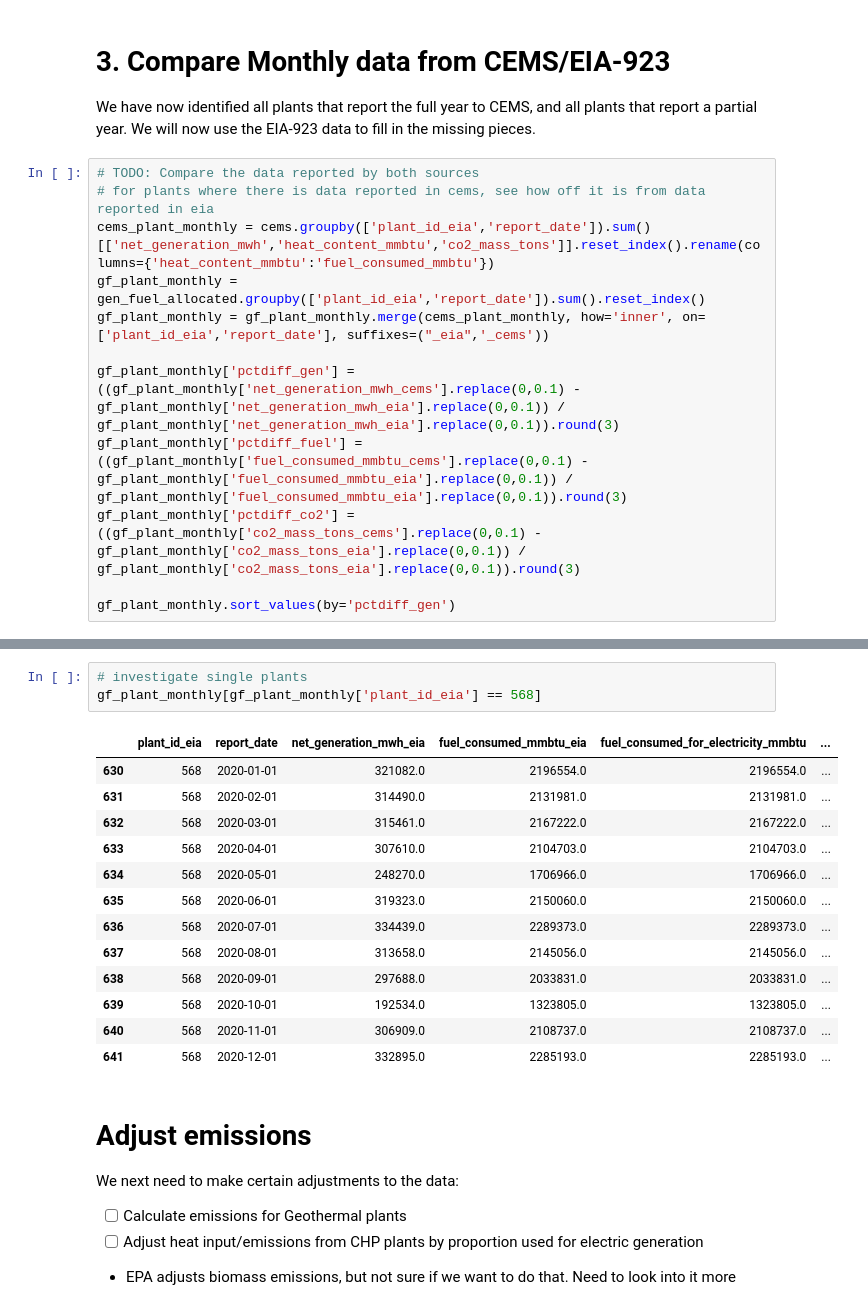
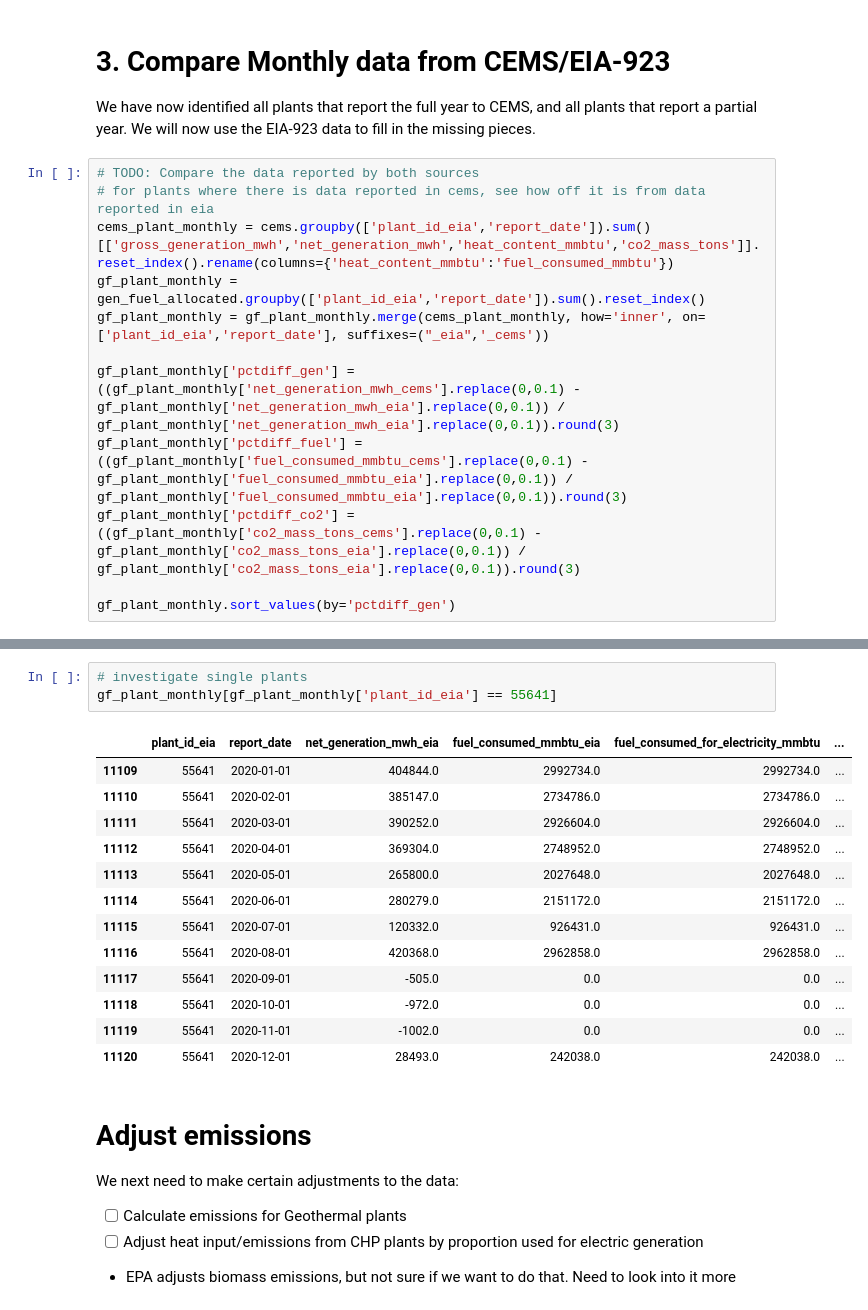
Before and after one commit to singularity-energy/open-grid-emissions, a Jupyter notebook: notebooks/data_pipeline.ipynb, the cells around one changed output, grey strips where cells are left out. Drawn from its saved outputs; the diff is of its cells as text.

Commit message:
net generation cleaning

```diff
--- a/notebooks/data_pipeline.ipynb
+++ b/notebooks/data_pipeline.ipynb
@@ -244,7 +295,7 @@ We have now identified all plants that report the full year to CEMS, and all pla
 # %%
 # TODO: Compare the data reported by both sources
 # for plants where there is data reported in cems, see how off it is from data reported in eia
-cems_plant_monthly = cems.groupby(['plant_id_eia','report_date']).sum()[['net_generation_mwh','heat_content_mmbtu','co2_mass_tons']].reset_index().rename(columns={'heat_content_mmbtu':'fuel_consumed_mmbtu'})
+cems_plant_monthly = cems.groupby(['plant_id_eia','report_date']).sum()[['gross_generation_mwh','net_generation_mwh','heat_content_mmbtu','co2_mass_tons']].reset_index().rename(columns={'heat_content_mmbtu':'fuel_consumed_mmbtu'})
 gf_plant_monthly = gen_fuel_allocated.groupby(['plant_id_eia','report_date']).sum().reset_index()
 gf_plant_monthly = gf_plant_monthly.merge(cems_plant_monthly, how='inner', on=['plant_id_eia','report_date'], suffixes=("_eia",'_cems'))
 
@@ -270,20 +321,20 @@ gf_plant_monthly.sort_values(by='pctdiff_gen')
 # %%
 # investigate single plants
-gf_plant_monthly[gf_plant_monthly['plant_id_eia'] == 568]
+gf_plant_monthly[gf_plant_monthly['plant_id_eia'] == 55641]
 # %% [output]
 |  | plant_id_eia | report_date | net_generation_mwh_eia | fuel_consumed_mmbtu_eia | fuel_consumed_for_electricity_mmbtu | ... |
-| 630 | 568 | 2020-01-01 | 321082.0 | 2196554.0 | 2196554.0 | ... |
-| 631 | 568 | 2020-02-01 | 314490.0 | 2131981.0 | 2131981.0 | ... |
-| 632 | 568 | 2020-03-01 | 315461.0 | 2167222.0 | 2167222.0 | ... |
-| 633 | 568 | 2020-04-01 | 307610.0 | 2104703.0 | 2104703.0 | ... |
-| 634 | 568 | 2020-05-01 | 248270.0 | 1706966.0 | 1706966.0 | ... |
-| 635 | 568 | 2020-06-01 | 319323.0 | 2150060.0 | 2150060.0 | ... |
-| 636 | 568 | 2020-07-01 | 334439.0 | 2289373.0 | 2289373.0 | ... |
-| 637 | 568 | 2020-08-01 | 313658.0 | 2145056.0 | 2145056.0 | ... |
-| 638 | 568 | 2020-09-01 | 297688.0 | 2033831.0 | 2033831.0 | ... |
-| 639 | 568 | 2020-10-01 | 192534.0 | 1323805.0 | 1323805.0 | ... |
-| 640 | 568 | 2020-11-01 | 306909.0 | 2108737.0 | 2108737.0 | ... |
-| 641 | 568 | 2020-12-01 | 332895.0 | 2285193.0 | 2285193.0 | ... |
+| 11109 | 55641 | 2020-01-01 | 404844.0 | 2992734.0 | 2992734.0 | ... |
+| 11110 | 55641 | 2020-02-01 | 385147.0 | 2734786.0 | 2734786.0 | ... |
+| 11111 | 55641 | 2020-03-01 | 390252.0 | 2926604.0 | 2926604.0 | ... |
+| 11112 | 55641 | 2020-04-01 | 369304.0 | 2748952.0 | 2748952.0 | ... |
+| 11113 | 55641 | 2020-05-01 | 265800.0 | 2027648.0 | 2027648.0 | ... |
+| 11114 | 55641 | 2020-06-01 | 280279.0 | 2151172.0 | 2151172.0 | ... |
+| 11115 | 55641 | 2020-07-01 | 120332.0 | 926431.0 | 926431.0 | ... |
+| 11116 | 55641 | 2020-08-01 | 420368.0 | 2962858.0 | 2962858.0 | ... |
+| 11117 | 55641 | 2020-09-01 | -505.0 | 0.0 | 0.0 | ... |
+| 11118 | 55641 | 2020-10-01 | -972.0 | 0.0 | 0.0 | ... |
+| 11119 | 55641 | 2020-11-01 | -1002.0 | 0.0 | 0.0 | ... |
+| 11120 | 55641 | 2020-12-01 | 28493.0 | 242038.0 | 242038.0 | ... |
 # %% [markdown]
 # Adjust emissions
 We next need to make certain adjustments to the data:
```
Also changed, not shown: parts of 31 cells of this notebook, 5 other files.
